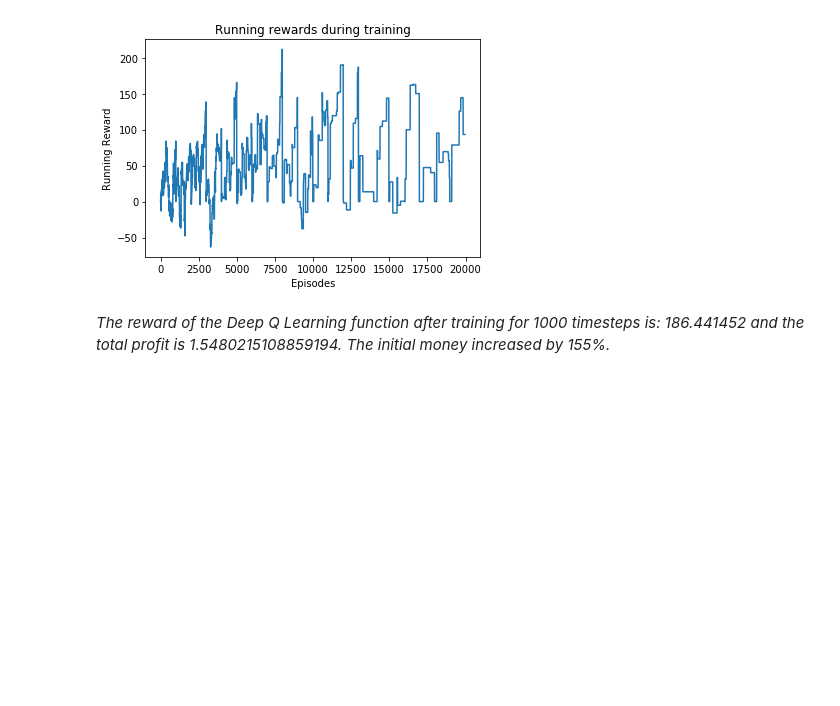
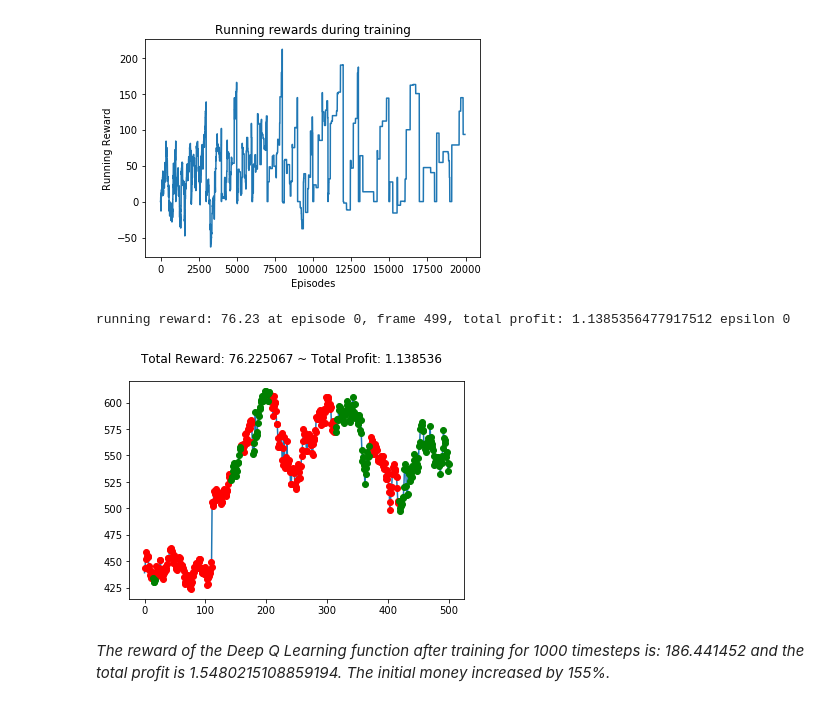
Before and after one commit to fshi3/RL_stock_trading, a Jupyter notebook: RL - Stock Trading Testing.ipynb, the cells around one changed output. Saved outputs shown, nothing was run; the diff lists cells and outputs as text; code cells hidden in the pictures; blank space fills up the shorter version.

```diff
--- a/RL - Stock Trading Testing.ipynb
+++ b/RL - Stock Trading Testing.ipynb
@@ -403,6 +403,9 @@ Text(0, 0.5, 'Running Reward')
 [figure]
 # %%
 # test model results on the next leg of the stock data from time 1000 to 1500
-_ = train(model, env_training, 1, 0.1, False)
+_ = train(model, env_1, 1, 0, False)
+# %% [output]
+running reward: 76.23 at episode 0, frame 499, total profit: 1.1385356477917512 epsilon 0
+[figure, added]
 # %% [markdown]
 *The reward of the Deep Q Learning function after training for 1000 timesteps is: 186.441452 and the total profit is 1.5480215108859194. The initial money increased by 155%.*
```
Also changed, not shown: parts of 2 cells of this notebook, 3 other files.
